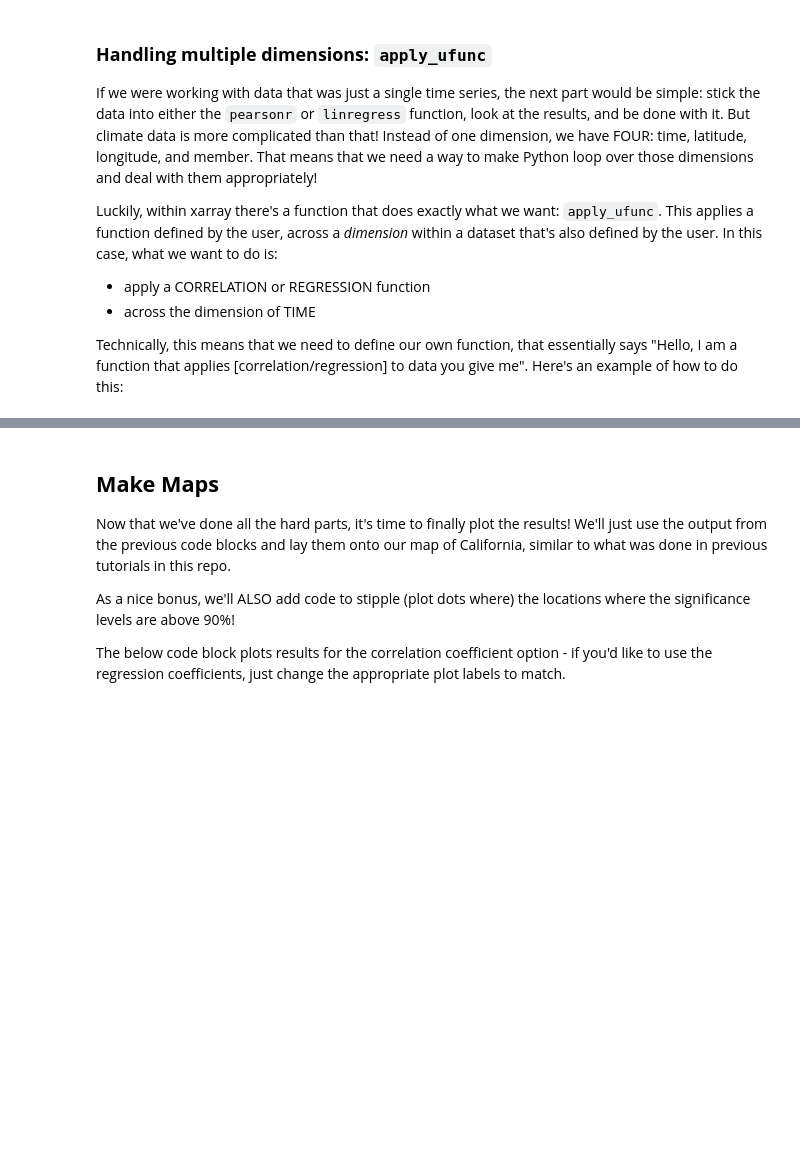
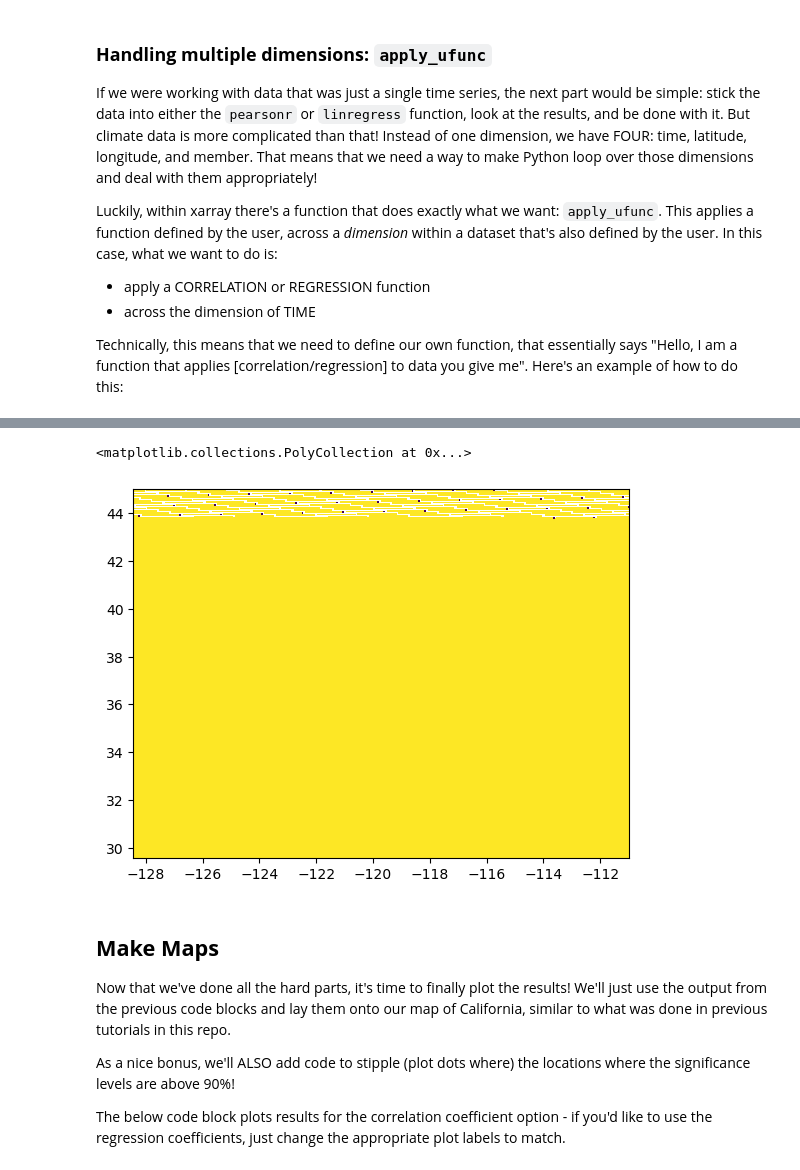
Before and after one commit to tommats00/Cal-Adapt-diagnostics, a Jupyter notebook: 3. Correlation and Regression Maps.ipynb, the cells around one changed output, grey strips where cells are left out. Drawn from its saved outputs; the diff is of its cells as text; code cells hidden in the pictures; blank space fills up the shorter version.

```diff
--- a/3. Correlation and Regression Maps.ipynb
+++ b/3. Correlation and Regression Maps.ipynb
@@ -107,7 +109,7 @@ source_id = ["CESM2"]
 institution_id = ["UCSD"]
 
 # variable_id: which variable do you want?
-variable_id = ["prec"]
+variable_id = ["t2max"]
 # %% [markdown]
 The above specifies that we would like daily information for both the historical and future (SSP3-7.0) periods from CESM2; I've also gone ahead and stated that we'll use the WRF downscaling performed at UCSD (for this particular model, there are two options which use different coordinate names - that's something we can deal with, but for simplicity we'll just use one right now).
 
@@ -168,8 +164,8 @@ update the current installation.
 Now we follow our standard steps of concatenating the data into xarray objects - one for each variable - and adding the member names as values in the new "member" dimension!
 # %%
 # Concatenate the list into a single xarray object
-cesm2_wrf_prec = xr.concat(cesm2_wrf_prec, dim="member")
+cesm2_wrf_temp = xr.concat(cesm2_wrf_temp, dim="member")
 
 # Store the actual member information as values of the new dimension
-cesm2_wrf_prec = cesm2_wrf_prec.assign_coords(member=("member", mems))
+cesm2_wrf_temp = cesm2_wrf_temp.assign_coords(member=("member", mems))
 # %%
@@ -212,5 +209,6 @@ cesm2_goletaprec = cesm2_goletaprec.compute()
 # %%
-cesm2_wrf_prec = cesm2_wrf_prec.compute()
+# Read spatially varying temperature field into memory
+cesm2_wrf_temp = cesm2_wrf_temp.compute()
 # %% [markdown]
 <a id='corr'></a>
 ## **Calculate Correlation or Regression Coefficients**
@@ -276,23 +298,26 @@ and for each of those iterations, use `xr.apply_ufunc()` to apply our user-defin
 # %%
 # Define output Numpy arrays to hold results
-coef_vals = np.empty((len(mems), len(cesm2_wrf_prec.lon), len(cesm2_wrf_prec.lat)))
-p_vals = np.empty((len(mems), len(cesm2_wrf_prec.lon), len(cesm2_wrf_prec.lat)))
+coef_vals = np.empty((len(mems), len(cesm2_wrf_temp.lat), len(cesm2_wrf_temp.lon)))
+p_vals = np.empty((len(mems), len(cesm2_wrf_temp.lat), len(cesm2_wrf_temp.lon)))
 
-# Loop over ensemble members
-for mem in range(len(mems)):
-    print(mems[mem])
-
-    # Use apply_ufunc to do the looping over lat/lon
-    if coef_type == 0:
-        coef_tmp, pval_tmp = xr.apply_ufunc(corr_ts, cesm2_goletaprec, cesm2_wrf_prec,
-            input_core_dims=[[], []], output_core_dims=[[], []],
-            vectorize=True, output_dtypes=[float, float]
-        )
-    elif coef_type == 1:
-        coef_tmp, pval_tmp = xr.apply_ufunc(reg_ts, cesm2_goletaprec, cesm2_wrf_prec,
-            input_core_dims=[[], []], output_core_dims=[[], []],
-            vectorize=True, output_dtypes=[float, float]
-        )
+# Use apply_ufunc to do the looping over lat/lon/member
+if coef_type == 0:
+    coef_tmp, pval_tmp = xr.apply_ufunc(corr_ts, cesm2_goletatemp.isel(member=0).t2max,
+                                        cesm2_wrf_temp.isel(member=0).t2max,
+        input_core_dims=[['time'], ['time']], output_core_dims=[[], []],
+        vectorize=True, output_dtypes=[float, float]
+    )
+elif coef_type == 1:
+    coef_tmp, pval_tmp = xr.apply_ufunc(reg_ts, cesm2_goletatemp.isel(member=0).t2max,
+                                        cesm2_wrf_temp.isel(member=0).isel(member=0).t2max,
+        input_core_dims=[['time'], ['time']], output_core_dims=[[], []],
+        vectorize=True, output_dtypes=[float, float]
+    )
+# %%
+plt.pcolor(cesm2_wrf_temp.lon, cesm2_wrf_temp.lat,coef_vals.squeeze())
+# %% [output]
+<matplotlib.collections.PolyCollection at 0x...>
+[figure, added]
 # %% [markdown]
 <a id='maps'></a>
 ## **Make Maps**
```
Also changed, not shown: parts of 12 cells of this notebook, 3 other files.
